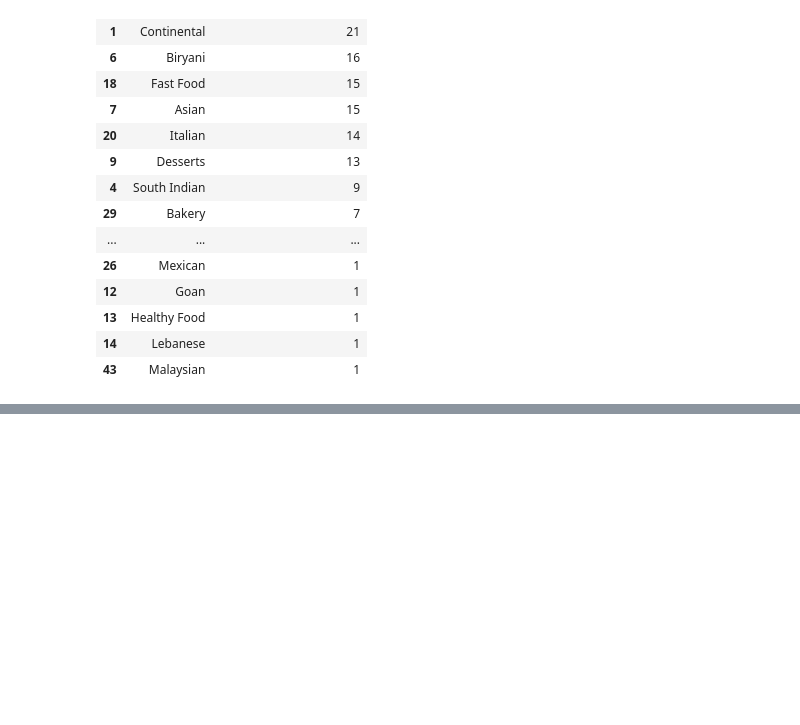
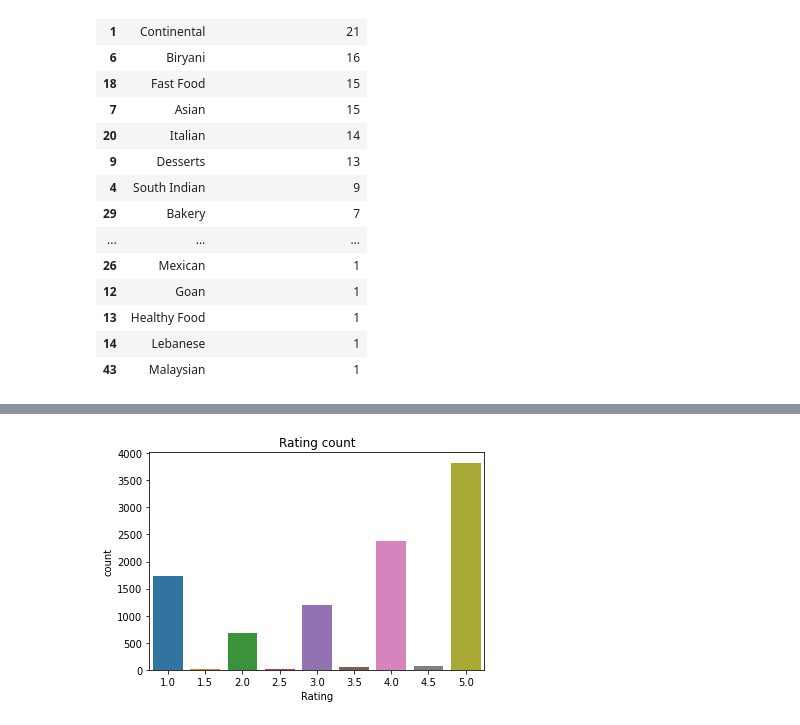
Before and after one commit to sanyamja1n/Zomato-Restaurant-Clustering, a Jupyter notebook: Zomato_Clustering_and_Sentiment_Analysis.ipynb, the cells around one changed output, grey strips where cells are left out. Saved outputs shown, nothing was run; the diff lists cells and outputs as text; code cells hidden in the pictures; blank space fills up the shorter version.

```diff
--- a/Zomato_Clustering_and_Sentiment_Analysis.ipynb
+++ b/Zomato_Clustering_and_Sentiment_Analysis.ipynb
@@ -355,0 +376,6 @@ cuis_df
+# %%
+sns.countplot(reviews_df.Rating)
+plt.title('Rating count')
+plt.show()
+# %% [output]
+[figure, added]
```
Also changed, not shown: parts of 10 cells of this notebook.
